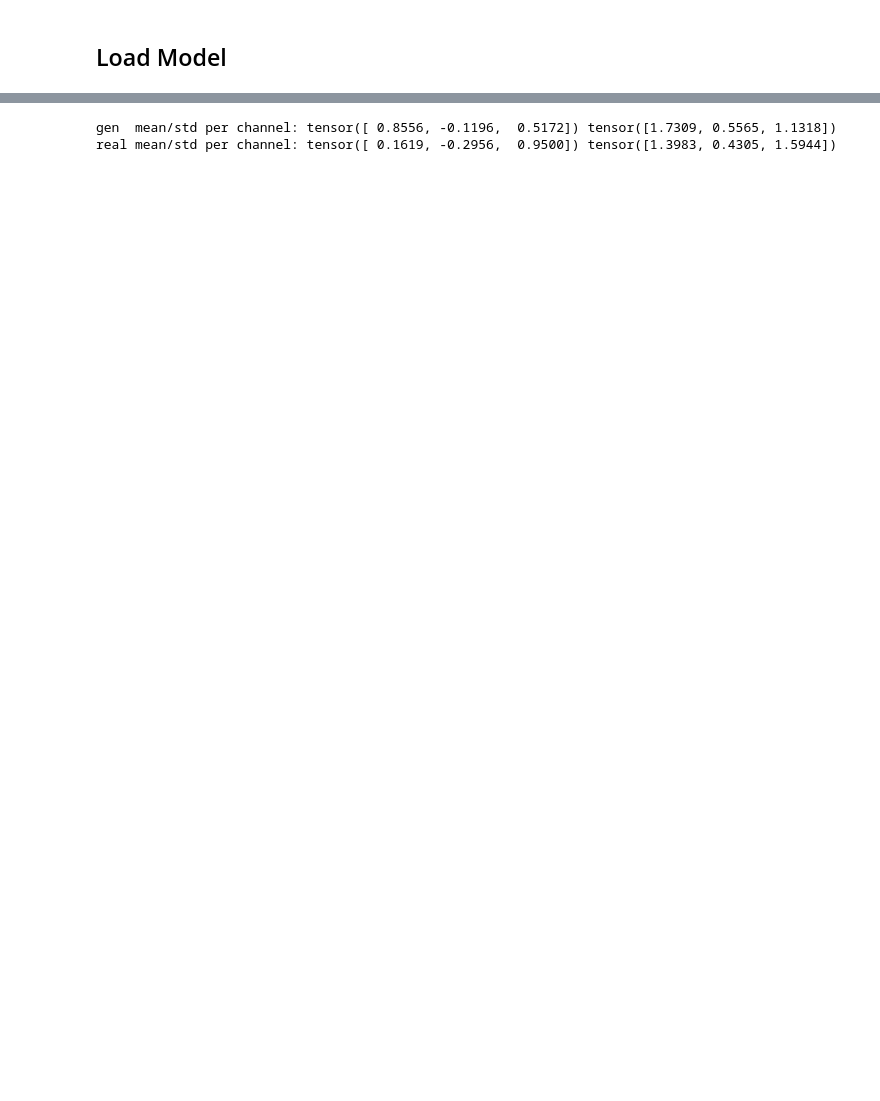
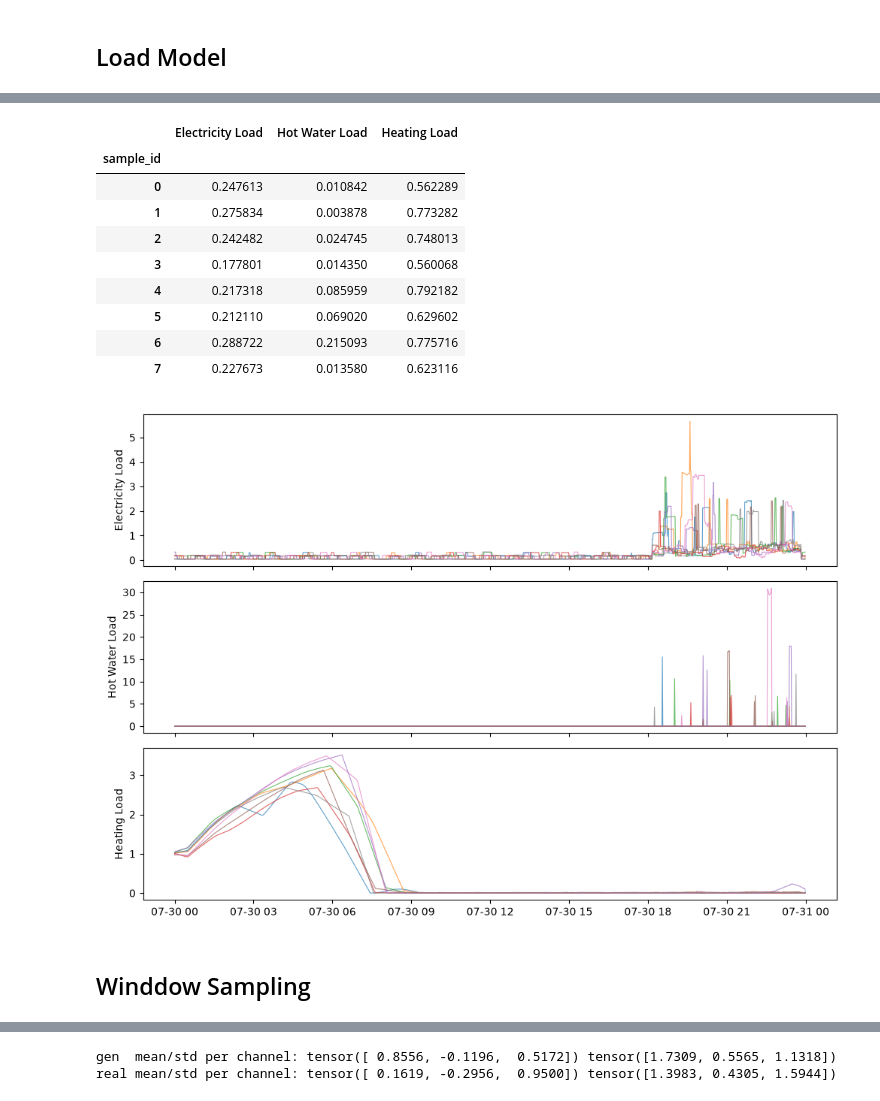
Before and after one commit to NV717/Master_Thesis_EWI_2026, a Jupyter notebook: notebooks/05_Inference_and_Evaluation.ipynb, the cells around one changed output, grey strips where cells are left out. Drawn from its saved outputs; the diff is of its cells as text; code cells hidden in the pictures; blank space fills up the shorter version.

Commit message:
Data Evaluation started, streamlined sampling and plotting, added yearly smapling, window sampling and custom sampling

```diff
--- a/notebooks/05_Inference_and_Evaluation.ipynb
+++ b/notebooks/05_Inference_and_Evaluation.ipynb
@@ -185,0 +81,2 @@ real = invert_scaler(batch["target"], pipe.target_scaler) * batch["target_norm"]
+# %%
+real_dynamic_conds = remove_daylightsaving(pd.read_hdf(r"C:\Users\Samuel\FH_Aachen\MasterThesis\Master_Thesis_EWI_2026\data\split\train\run_015986.h5", key="timeseries"))
@@ -185,0 +119,12 @@ real = invert_scaler(batch["target"], pipe.target_scaler) * batch["target_norm"]
+# %%
+n_windows = 1
+L = cfg.window_length
+start_day = 210
+start_step = start_day * cfg.steps_per_day
+
+cols = list(cfg.dynamic_cond_cols)
+sl = real_dynamic_conds[cols].iloc[start_step:start_step + n_windows * L]
+assert len(sl) == n_windows * L, f"real data has only {len(sl)} steps from there"
+
+idx = pd.DatetimeIndex(sl.index).tz_localize(None)       # keep real dates, drop timezone if any
+dynamic = pd.DataFrame(sl.to_numpy(dtype=float), index=idx, columns=cols)
@@ -185,0 +147,12 @@ real = invert_scaler(batch["target"], pipe.target_scaler) * batch["target_norm"]
+# %%
+K = cfg.context_steps
+ds = pipe.dataset("val"); prep = pipe.prepare_data("val")
+target, _, _ = ds._read_series(prep["files"][0])               # raw units, (n_tgt, T)
+ctx_vals = target[:, :K].T                                      # any K real steps, shape (K, n_tgt)
+ctx_idx = pd.date_range(dynamic.index[0] - K * pd.Timedelta(cfg.resolution), periods=K, freq=cfg.resolution)
+context = pd.DataFrame({"Electricity Load": 0.5, "Hot Water Load": 0.0, "Heating Load": 1.0}, index=ctx_idx)
+# %%
+df = custom_sampling(pipe, net, schedule, cond, params, dynamic,
+                    context=context, n_samples=8, drop=(),
+                    name="demo", sampler="ddpm", num_steps=50, seed=0, device=device)
+df.head()
@@ -185,0 +166,23 @@ real = invert_scaler(batch["target"], pipe.target_scaler) * batch["target_norm"]
+# %%
+fig, ax = plt.subplots(len(cfg.target_cols), 1, figsize=(10, 7), sharex=True)
+for k, col in enumerate(cfg.target_cols):
+    for sid, g in df.groupby("sample_id"):
+        ax[k].plot(g["ts"], g[col], lw=0.8, alpha=0.7)
+    ax[k].set_ylabel(col)
+plt.tight_layout()
+
+df.groupby("sample_id")[cfg.target_cols].mean()           # per-sample mean load in physical units
+# %% [output]
+|  | Electricity Load | Hot Water Load | Heating Load |
+| sample_id |  |  |  |
+| 0 | 0.247613 | 0.010842 | 0.562289 |
+| 1 | 0.275834 | 0.003878 | 0.773282 |
+| 2 | 0.242482 | 0.024745 | 0.748013 |
+| 3 | 0.177801 | 0.014350 | 0.560068 |
+| 4 | 0.217318 | 0.085959 | 0.792182 |
+| 5 | 0.212110 | 0.069020 | 0.629602 |
+| 6 | 0.288722 | 0.215093 | 0.775716 |
+| 7 | 0.227673 | 0.013580 | 0.623116 |
+[figure, added]
+# %% [markdown]
+## Winddow Sampling
```
Also changed, not shown: parts of 63 cells of this notebook, 10 other files.
